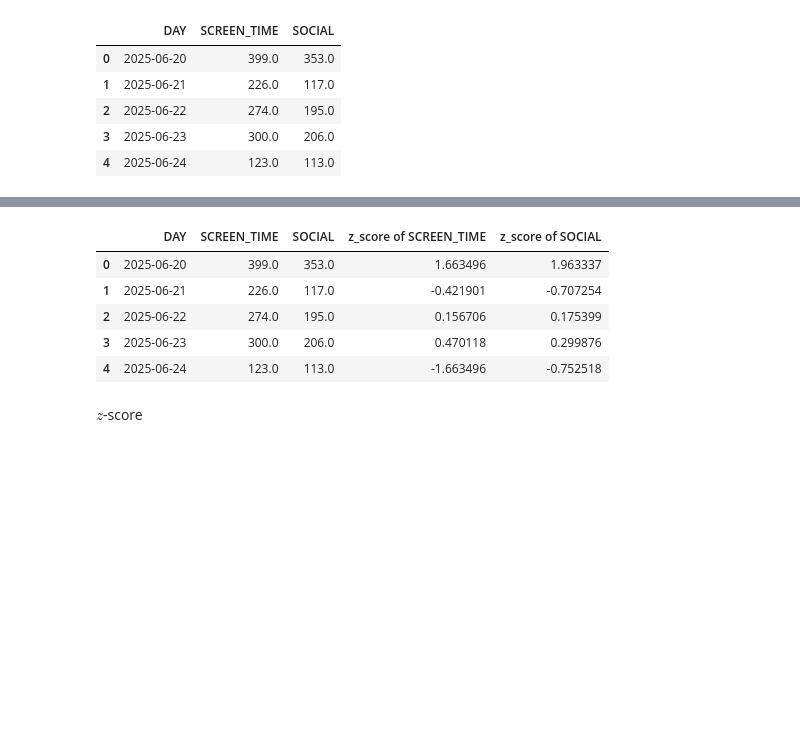
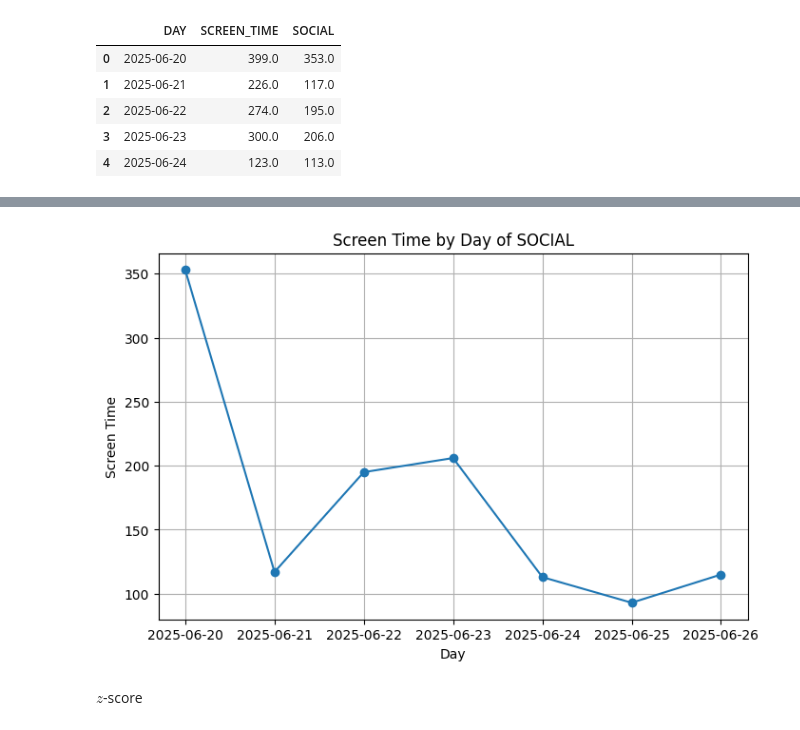
Before and after one commit to Bancie/LearningDB, a Jupyter notebook: da/da_test.ipynb, the cells around one changed output, grey strips where cells are left out. Saved outputs shown, nothing was run; the diff lists cells and outputs as text; code cells hidden in the pictures; blank space fills up the shorter version.

```diff
--- a/da/da_test.ipynb
+++ b/da/da_test.ipynb
@@ -169,16 +181,12 @@ plt.show()
-# %%
-from scipy.stats import zscore
-
-ps['z_score of SCREEN_TIME'] = zscore(ps['SCREEN_TIME'])
-ps['z_score of SOCIAL'] = zscore(ps['SOCIAL'])
-
-ps.head()
-# %% [output]
-|  | DAY | SCREEN_TIME | SOCIAL | z_score of SCREEN_TIME | z_score of SOCIAL |
-| 0 | 2025-06-20 | 399.0 | 353.0 | 1.663496 | 1.963337 |
-| 1 | 2025-06-21 | 226.0 | 117.0 | -0.421901 | -0.707254 |
-| 2 | 2025-06-22 | 274.0 | 195.0 | 0.156706 | 0.175399 |
-| 3 | 2025-06-23 | 300.0 | 206.0 | 0.470118 | 0.299876 |
-| 4 | 2025-06-24 | 123.0 | 113.0 | -1.663496 | -0.752518 |
+# %%
+plt.figure(figsize=(8, 5))
+plt.plot(ps['DAY'], ps['SOCIAL'], marker='o')
+plt.xlabel('Day')
+plt.ylabel('Screen Time')
+plt.title('Screen Time by Day of SOCIAL')
+plt.grid(True)
+plt.show()
+# %% [output]
+[figure, added]
 # %% [markdown]
 $z$-score
```
Also changed, not shown: parts of 10 cells of this notebook, 3 other files.
